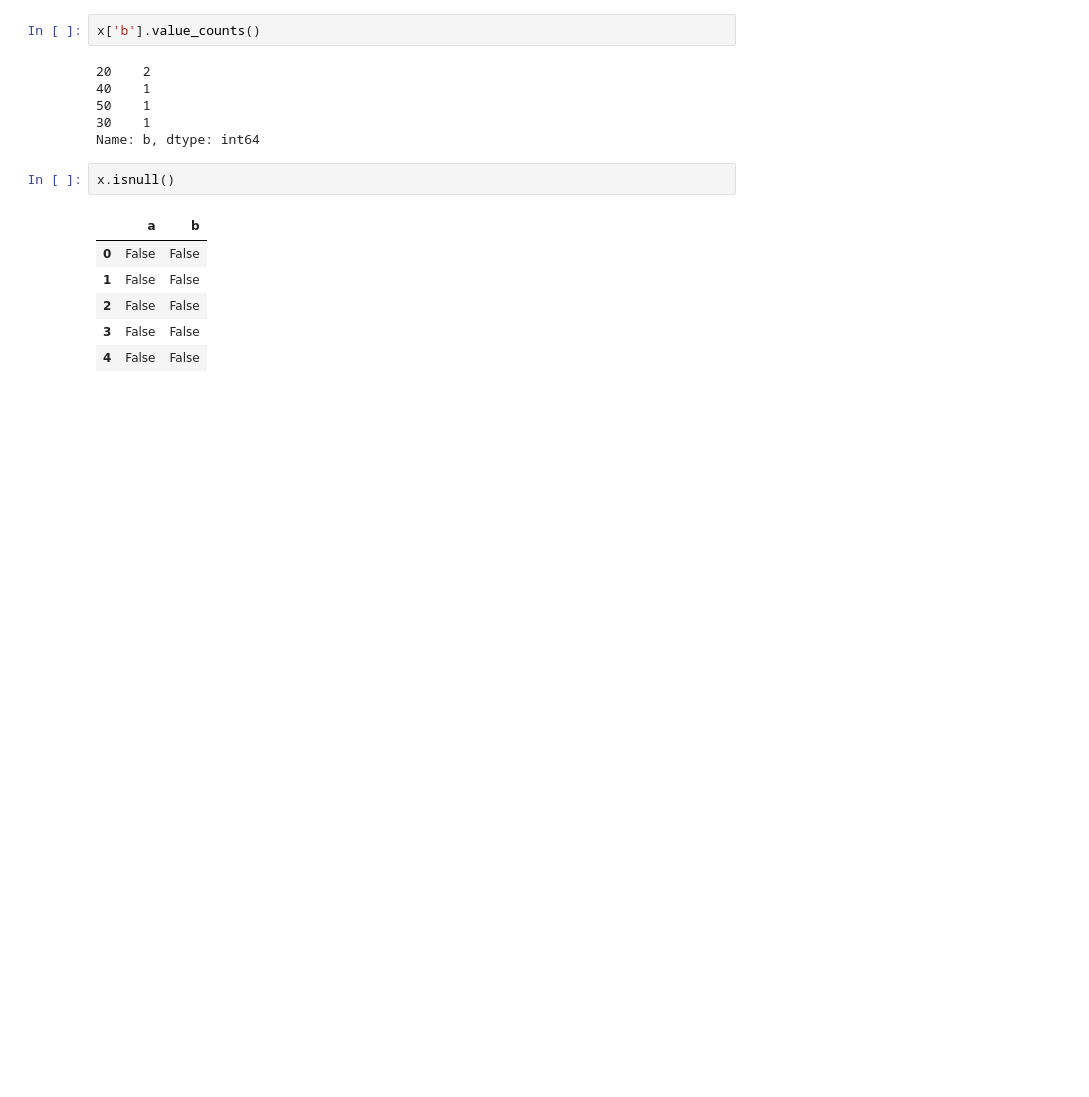
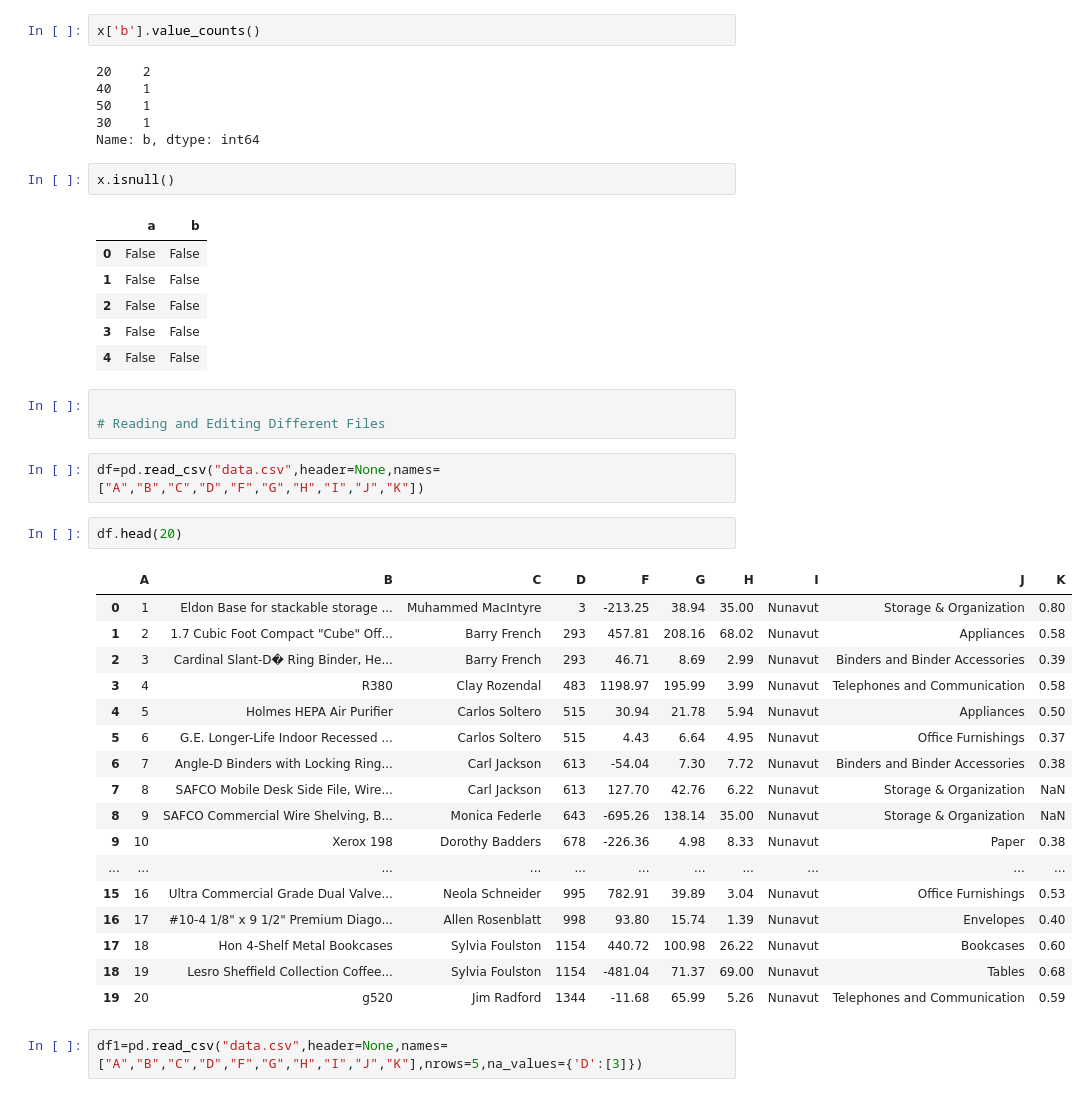
Before and after one commit to utsaverma2001-crypto/Machine-Learning, a Jupyter notebook: Python-for-Data-Visualization/Pandas.ipynb, the cells around one changed output. Saved outputs shown, nothing was run; the diff lists cells and outputs as text; blank space fills up the shorter version.

```diff
--- a/Python-for-Data-Visualization/Pandas.ipynb
+++ b/Python-for-Data-Visualization/Pandas.ipynb
@@ -492,3 +492,30 @@ x.isnull()
 | 2 | False | False |
 | 3 | False | False |
 | 4 | False | False |
+# %%
+
+# Reading and Editing Different Files
+# %%
+df=pd.read_csv("data.csv",header=None,names=["A","B","C","D","F","G","H","I","J","K"])
+# %%
+df.head(20)
+# %% [output]
+|  | A | B | C | D | F | G | H | I | J | K |
+| 0 | 1 | Eldon Base for stackable storage ... | Muhammed MacIntyre | 3 | -213.25 | 38.94 | 35.00 | Nunavut | Storage & Organization | 0.80 |
+| 1 | 2 | 1.7 Cubic Foot Compact "Cube" Off... | Barry French | 293 | 457.81 | 208.16 | 68.02 | Nunavut | Appliances | 0.58 |
+| 2 | 3 | Cardinal Slant-D� Ring Binder, He... | Barry French | 293 | 46.71 | 8.69 | 2.99 | Nunavut | Binders and Binder Accessories | 0.39 |
+| 3 | 4 | R380 | Clay Rozendal | 483 | 1198.97 | 195.99 | 3.99 | Nunavut | Telephones and Communication | 0.58 |
+| 4 | 5 | Holmes HEPA Air Purifier | Carlos Soltero | 515 | 30.94 | 21.78 | 5.94 | Nunavut | Appliances | 0.50 |
+| 5 | 6 | G.E. Longer-Life Indoor Recessed ... | Carlos Soltero | 515 | 4.43 | 6.64 | 4.95 | Nunavut | Office Furnishings | 0.37 |
+| 6 | 7 | Angle-D Binders with Locking Ring... | Carl Jackson | 613 | -54.04 | 7.30 | 7.72 | Nunavut | Binders and Binder Accessories | 0.38 |
+| 7 | 8 | SAFCO Mobile Desk Side File, Wire... | Carl Jackson | 613 | 127.70 | 42.76 | 6.22 | Nunavut | Storage & Organization | NaN |
+| 8 | 9 | SAFCO Commercial Wire Shelving, B... | Monica Federle | 643 | -695.26 | 138.14 | 35.00 | Nunavut | Storage & Organization | NaN |
+| 9 | 10 | Xerox 198 | Dorothy Badders | 678 | -226.36 | 4.98 | 8.33 | Nunavut | Paper | 0.38 |
+| ... | ... | ... | ... | ... | ... | ... | ... | ... | ... | ... |
+| 15 | 16 | Ultra Commercial Grade Dual Valve... | Neola Schneider | 995 | 782.91 | 39.89 | 3.04 | Nunavut | Office Furnishings | 0.53 |
+| 16 | 17 | #10-4 1/8" x 9 1/2" Premium Diago... | Allen Rosenblatt | 998 | 93.80 | 15.74 | 1.39 | Nunavut | Envelopes | 0.40 |
+| 17 | 18 | Hon 4-Shelf Metal Bookcases | Sylvia Foulston | 1154 | 440.72 | 100.98 | 26.22 | Nunavut | Bookcases | 0.60 |
+| 18 | 19 | Lesro Sheffield Collection Coffee... | Sylvia Foulston | 1154 | -481.04 | 71.37 | 69.00 | Nunavut | Tables | 0.68 |
+| 19 | 20 | g520 | Jim Radford | 1344 | -11.68 | 65.99 | 5.26 | Nunavut | Telephones and Communication | 0.59 |
+# %%
+df1=pd.read_csv("data.csv",header=None,names=["A","B","C","D","F","G","H","I","J","K"],nrows=5,na_values={'D':[3]})
```
Also changed, not shown: parts of 8 cells of this notebook.
